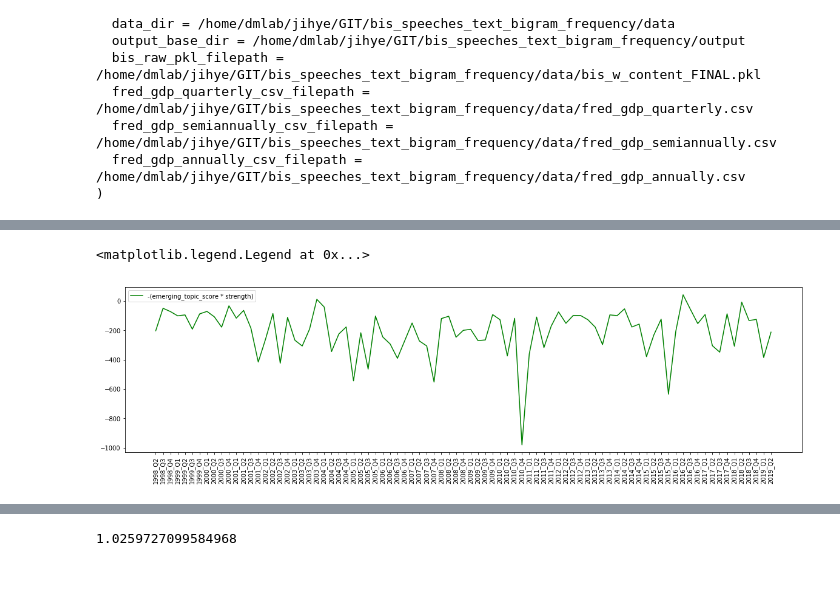
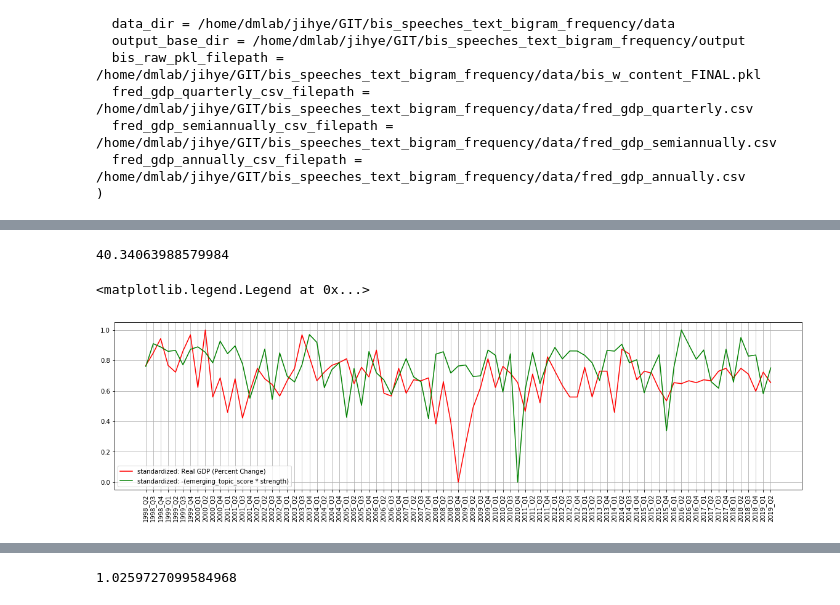
Before and after one commit to fagan2888/bis_speeches_text_bigram_frequency, a Jupyter notebook: source/check_standardized_data_plot.ipynb, the cells around one changed output, grey strips where cells are left out. Drawn from its saved outputs; the diff is of its cells as text; code cells hidden in the pictures; blank space fills up the shorter version.

Commit message:
emerging_topic_score

```diff
--- a/source/check_standardized_data_plot.ipynb
+++ b/source/check_standardized_data_plot.ipynb
@@ -79,9 +79,8 @@ period_dict = {'quarterly': list(), 'semiannually': list(), 'annually': list()}
 proposed_data_dict = {'quarterly': list(), 'semiannually': list(), 'annually': list()}
 fred_data_dict = {'quarterly': list(), 'semiannually': list(), 'annually': list()}
 
-data_of_previous_period = None
 for _period_category, _period_dict in bigram_uniqueness_strength_dict.items():
-    if _period_category != 'quarterly': continue   # TEMP
+    data_of_previous_period = None
     for _period in sorted(_period_dict.keys()):
         count = 0
         _sum_product = 0
@@ -106,14 +110,11 @@ plt.rcParams["figure.figsize"] = (20,5)
 # %%
-def rescale_(values, scaler):
-    values = values.reshape((len(values), 1))
-    # train the standardization
-    scaler = scaler.fit(values)
-    normalized = scaler.transform(values)
-    return normalized
+# x = np.array(fred_data_dict['quarterly'])
+# y = np.array(proposed_data_dict['quarterly'])
 
-x = np.array(fred_data_dict['quarterly'])
-y = np.array(proposed_data_dict['quarterly'])
+# plt.plot(x,'r', label='Real GDP (Percent Change)')
+# plt.xticks(list(range(len(period_dict['quarterly']))), period_dict['quarterly'], rotation='vertical')
+# plt.legend()
 
-plt.plot(x,'r', label='Real GDP (Percent Change)')
-plt.xticks(list(range(len(period_dict['quarterly']))), period_dict['quarterly'], rotation='vertical')
-plt.legend()
+# plt.plot(y, 'g', label='-(emerging_topic_score * strength)')
+# plt.xticks(list(range(len(period_dict['quarterly']))), period_dict['quarterly'], rotation='vertical')
+# plt.legend()
@@ -123,7 +172,21 @@ plt.legend()
+# %%
+
+
+dist, cost_matrix, acc_cost_matrix, path = dtw(x_normalized, y_normalized, dist=l2_norm)
+print(dist)
+# %% [output]
+40.34063988579984
 # %%
-plt.plot(y, 'g', label='-(emerging_topic_score * strength)')
+
+
+x_normalized = rescale_(x, scaler)
+y_normalized = rescale_(y, scaler)
+
+plt.plot(x_normalized,'r', label='standardized: Real GDP (Percent Change)')
+plt.plot(y_normalized, 'g', label='standardized: -(emerging_topic_score * strength)')
 plt.xticks(list(range(len(period_dict['quarterly']))), period_dict['quarterly'], rotation='vertical')
+plt.grid()
 plt.legend()
 # %% [output]
 <matplotlib.legend.Legend at 0x...>
-[figure, old version]
+[figure, new version]
```
Also changed, not shown: parts of 17 cells of this notebook, 2 other files.
